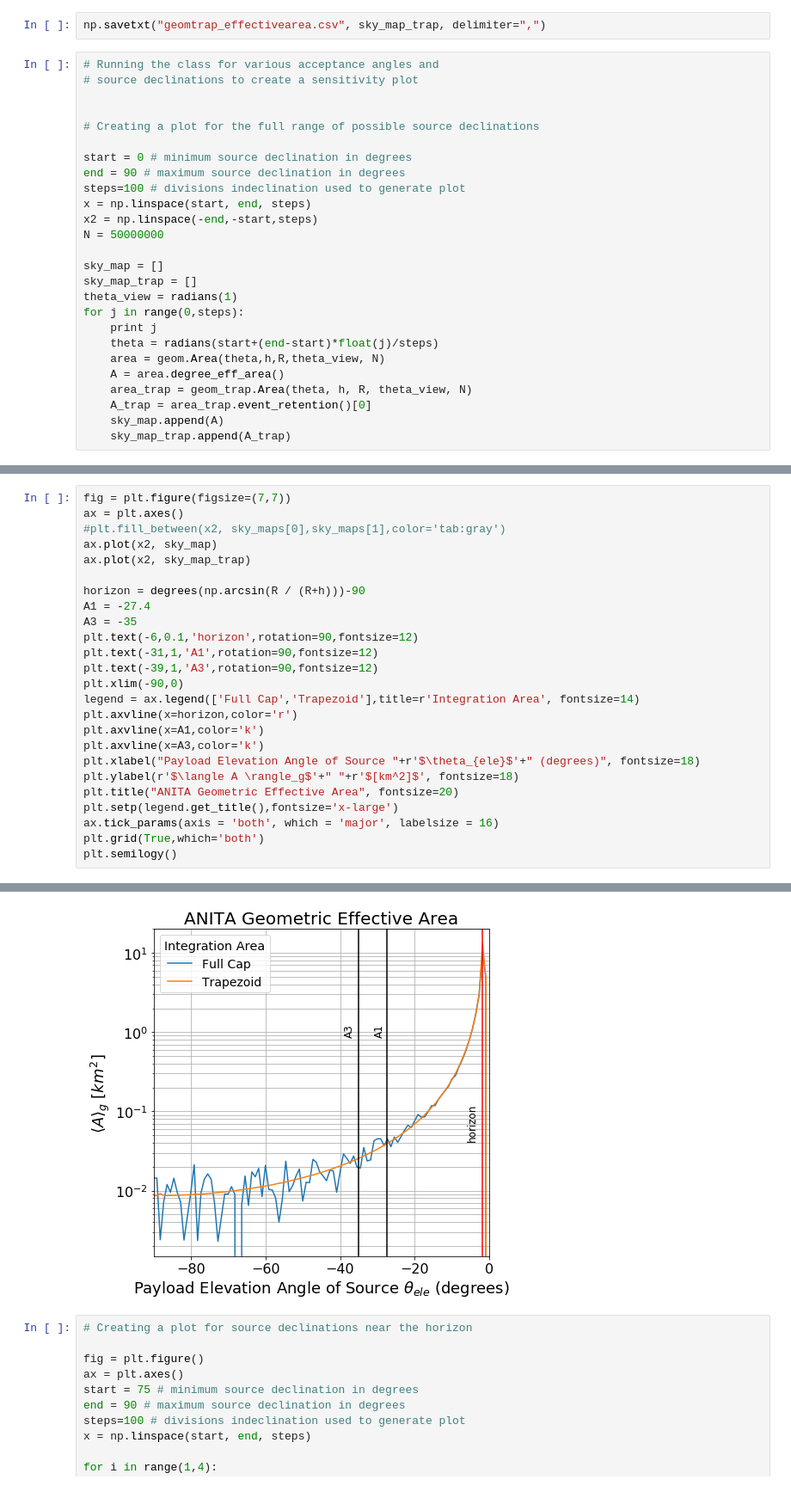
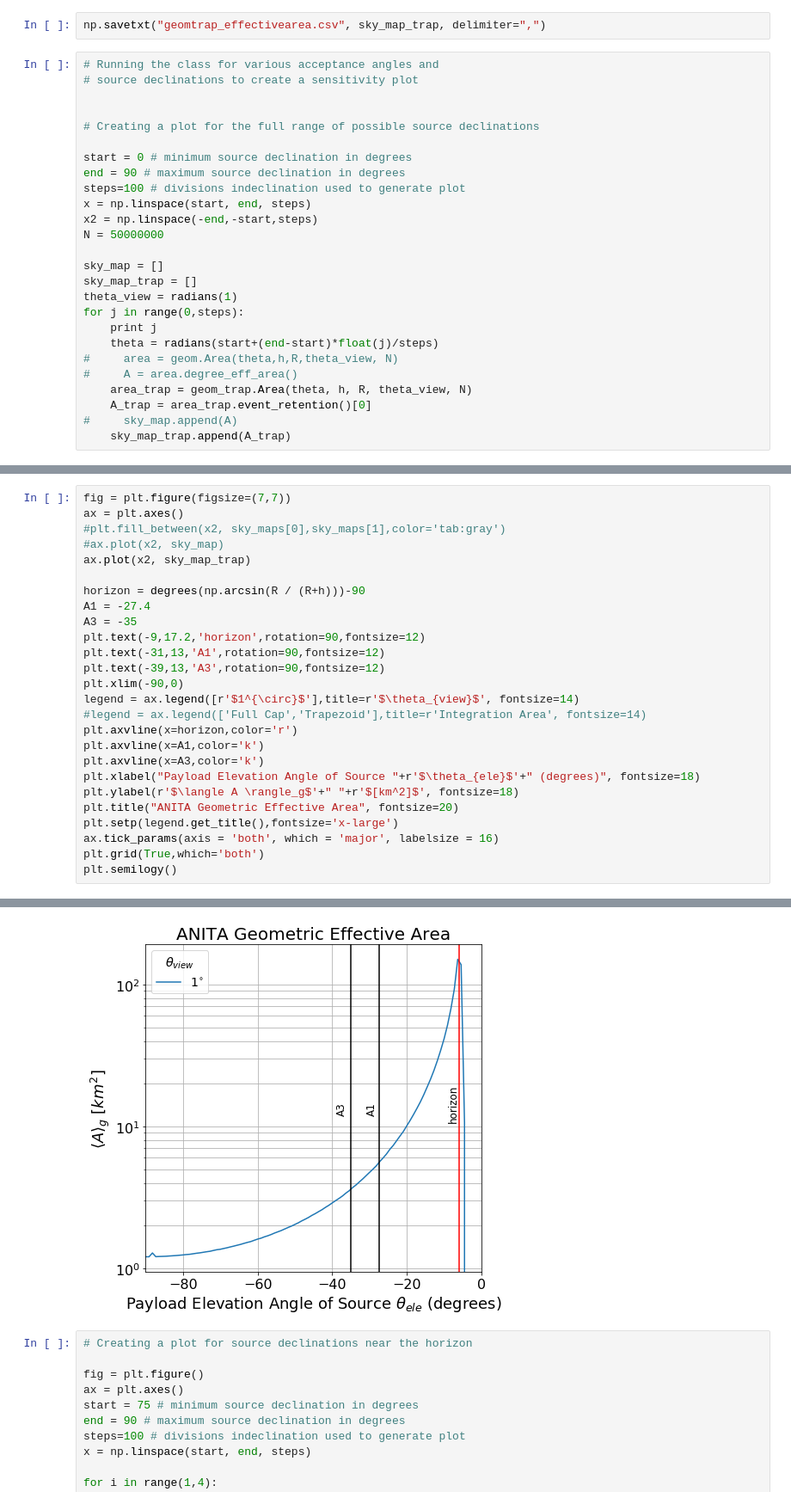
Before and after one commit to afromero/tau_point_source_sim, a Jupyter notebook: geometry_class_test.ipynb, the cells around one changed output, grey strips where cells are left out. Shown at 86% size. Saved outputs shown, nothing was run; the diff lists cells and outputs as text.

Commit message:
fixing a loop in plot generator in trigger class

```diff
--- a/geometry_class_test.ipynb
+++ b/geometry_class_test.ipynb
@@ -245,11 +245,11 @@ theta_view = radians(1)
 for j in range(0,steps):
     print j
     theta = radians(start+(end-start)*float(j)/steps)
-    area = geom.Area(theta,h,R,theta_view, N)
-    A = area.degree_eff_area()
+#     area = geom.Area(theta,h,R,theta_view, N)
+#     A = area.degree_eff_area()
     area_trap = geom_trap.Area(theta, h, R, theta_view, N)
     A_trap = area_trap.event_retention()[0]
-    sky_map.append(A)
+#     sky_map.append(A)
     sky_map_trap.append(A_trap)
 # %% [output]
 0
@@ -272,31 +278,32 @@ for j in range(0,steps):
 # %%
 fig = plt.figure(figsize=(7,7))
 ax = plt.axes()
 #plt.fill_between(x2, sky_maps[0],sky_maps[1],color='tab:gray')
-ax.plot(x2, sky_map)
+#ax.plot(x2, sky_map)
 ax.plot(x2, sky_map_trap)
 
 horizon = degrees(np.arcsin(R / (R+h)))-90
 A1 = -27.4
 A3 = -35
-plt.text(-6,0.1,'horizon',rotation=90,fontsize=12)
-plt.text(-31,1,'A1',rotation=90,fontsize=12)
-plt.text(-39,1,'A3',rotation=90,fontsize=12)
+plt.text(-9,17.2,'horizon',rotation=90,fontsize=12)
+plt.text(-31,13,'A1',rotation=90,fontsize=12)
+plt.text(-39,13,'A3',rotation=90,fontsize=12)
 plt.xlim(-90,0)
-legend = ax.legend(['Full Cap','Trapezoid'],title=r'Integration Area', fontsize=14)
+legend = ax.legend([r'$1^{\circ}$'],title=r'$\theta_{view}$', fontsize=14)
+#legend = ax.legend(['Full Cap','Trapezoid'],title=r'Integration Area', fontsize=14)
 plt.axvline(x=horizon,color='r')
 plt.axvline(x=A1,color='k')
 plt.axvline(x=A3,color='k')
 plt.xlabel("Payload Elevation Angle of Source "+r'$\theta_{ele}$'+" (degrees)", fontsize=18)
 plt.ylabel(r'$\langle A \rangle_g$'+" "+r'$[km^2]$', fontsize=18)
 plt.title("ANITA Geometric Effective Area", fontsize=20)
 plt.setp(legend.get_title(),fontsize='x-large')
 ax.tick_params(axis = 'both', which = 'major', labelsize = 16)
 plt.grid(True,which='both')
 plt.semilogy()
 # %% [output]
 []
-[figure, old version]
+[figure, new version]
 # %%
 # Creating a plot for source declinations near the horizon
 
```
Also changed, not shown: parts of 2 cells of this notebook, 2 other files.
